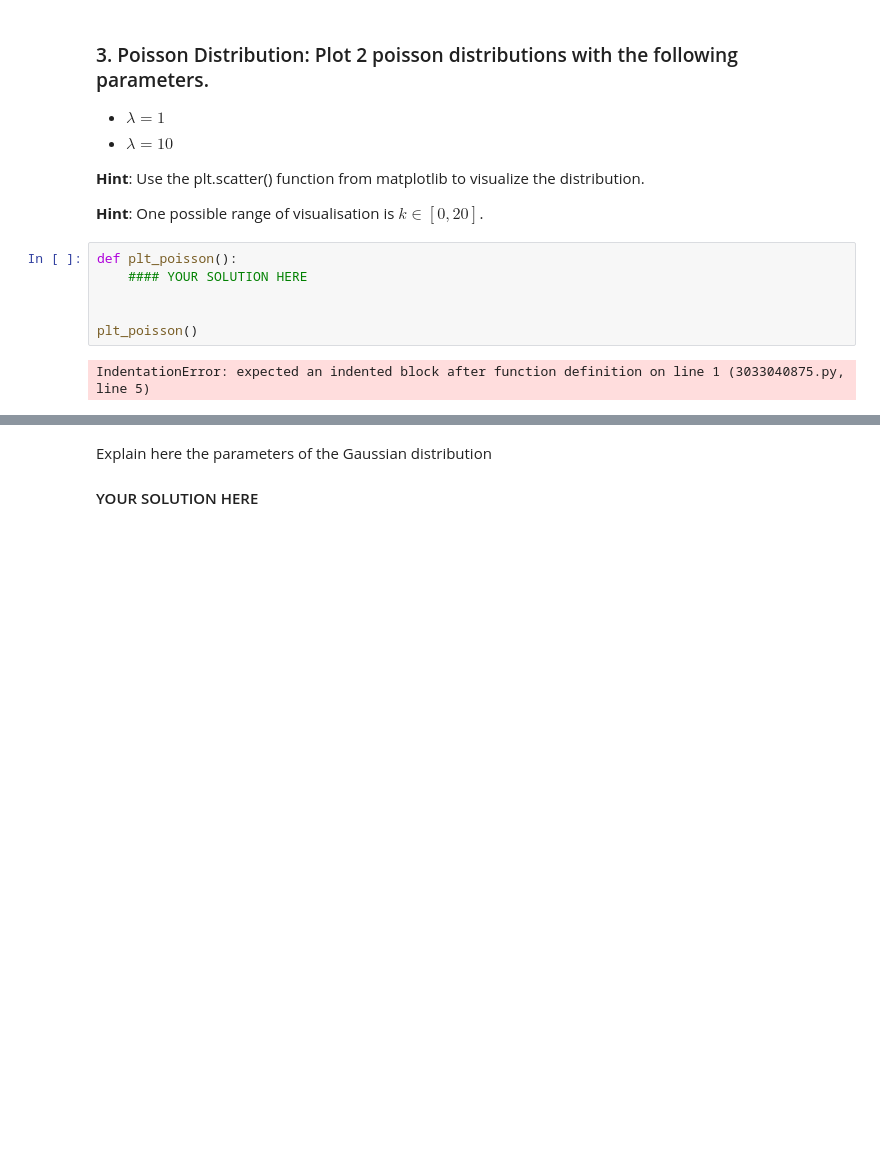
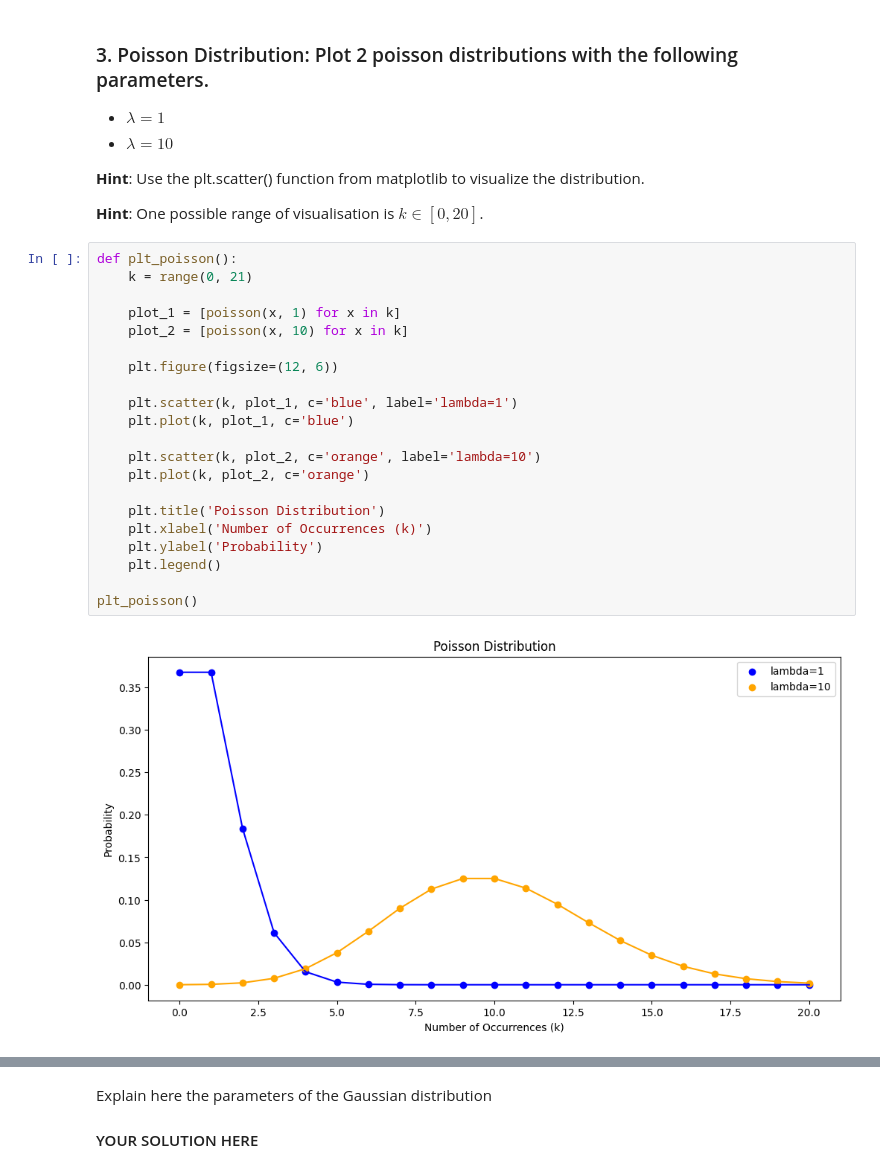
Before and after one commit to masprime77/PMI_homeworks, a Jupyter notebook: homework2_student_v1.ipynb, the cells around one changed output, grey strips where cells are left out. Saved outputs shown, nothing was run; the diff lists cells and outputs as text; blank space fills up the shorter version.

```diff
--- a/homework2_student_v1.ipynb
+++ b/homework2_student_v1.ipynb
@@ -188,12 +188,27 @@ Explain here the parameters of the Binomial distribution
 **Hint**: One possible range of visualisation is $k \in [0,20]$.
 # %%
 def plt_poisson():
-    #### YOUR SOLUTION HERE
+    k = range(0, 21)
 
+    plot_1 = [poisson(x, 1) for x in k]
+    plot_2 = [poisson(x, 10) for x in k]
+
+    plt.figure(figsize=(12, 6))
+
+    plt.scatter(k, plot_1, c='blue', label='lambda=1')
+    plt.plot(k, plot_1, c='blue')
+
+    plt.scatter(k, plot_2, c='orange', label='lambda=10')
+    plt.plot(k, plot_2, c='orange')
+
+    plt.title('Poisson Distribution')
+    plt.xlabel('Number of Occurrences (k)')
+    plt.ylabel('Probability')
+    plt.legend()
 
 plt_poisson()
 # %% [output]
-IndentationError: expected an indented block after function definition on line 1 (3033040875.py, line 5)
+[figure, added]
 # %% [markdown]
 Here explain the parameters of the Poisson distribution
 
```
Also changed, not shown: parts of 3 cells of this notebook.
